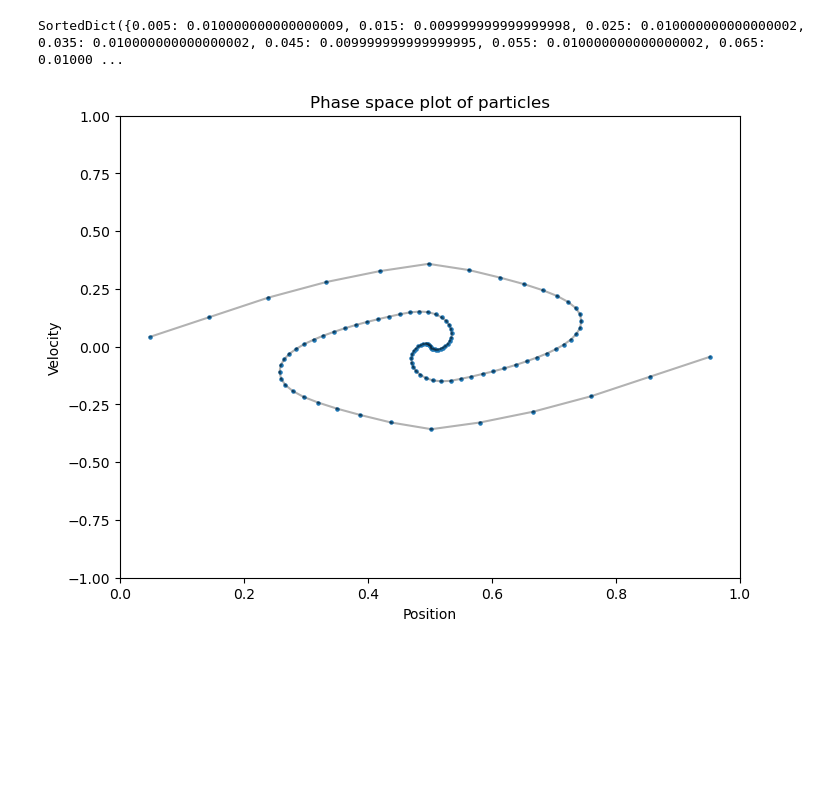
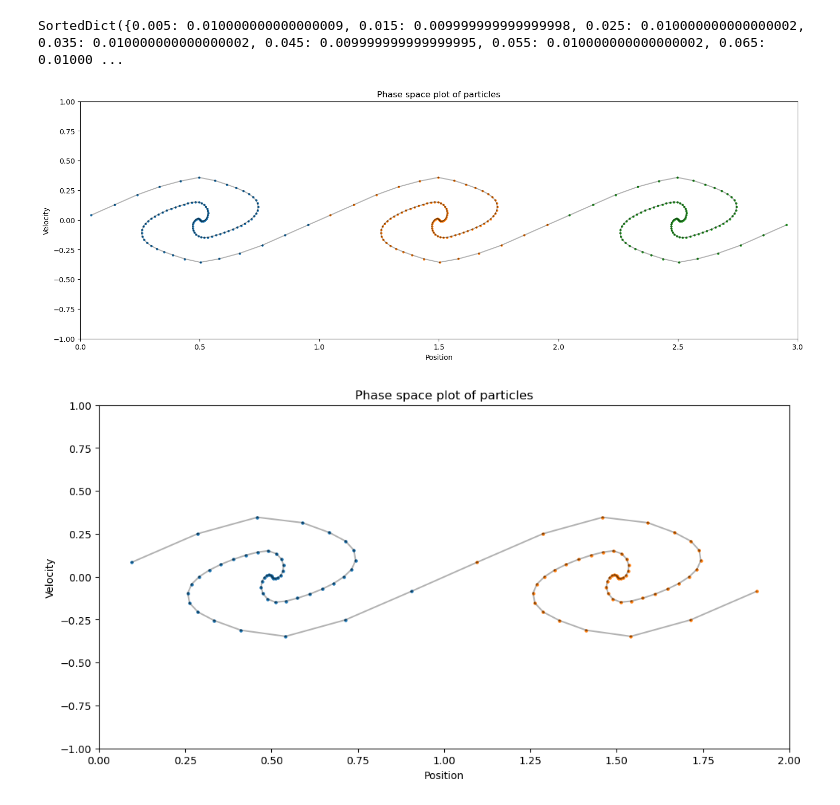
Before and after one commit to horaciomorenom/PlasmaModel, a Jupyter notebook: ColdStream.ipynb, the cells around one changed output. Saved outputs shown, nothing was run; the diff lists cells and outputs as text; code cells hidden in the pictures; blank space fills up the shorter version.

Commit message:
Added regularization and ability to plot several periods

```diff
--- a/ColdStream.ipynb
+++ b/ColdStream.ipynb
@@ -211,17 +248,24 @@ class Plasma_Evolver:
 # %%
-def k(p1: Particle, p2: Particle) -> float:
-    diff = p1.x - p2.x
+def k(p1: float, p2: float, delta: float) -> float:
+    diff = p1 - p2
     if (diff > 0):
         return 0.5
     elif diff < 0:
         return -0.5
     return 0
+
+def gd(p1: float, p2: float, delta: float) -> float:
+    return -0.5 * math.sqrt((p1 - p2)**2 + delta**2)
+
+def kd(p1: float, p2: float, delta: float) -> float:
+    diff = p1 - p2
+    return 0.5 * diff / math.sqrt(diff**2 + delta**2)
 # %%
-driver = Plasma_Evolver(100, 0.01, k)
+driver = Plasma_Evolver(100, 0.01, kd, gd)
 
 driver.evolve_plasma(4)
-driver.plot_particles()
+driver.plot_particles(periods=3)
 driver.weights
 # %% [output]
 SortedDict({0.005: 0.010000000000000009, 0.015: 0.009999999999999998, 0.025: 0.010000000000000002, 0.035: 0.010000000000000002, 0.045: 0.009999999999999995, 0.055: 0.010000000000000002, 0.065: 0.01000 ...
-[figure, old version]
+[figure, new version]
@@ -231,0 +272,4 @@ driver.plasma.bisect_left(driver.plasma[0.1].alpha)
+# %%
+driver.plot_particles(periods=2)
+# %% [output]
+[figure, added]
```
Also changed, not shown: parts of 3 cells of this notebook.
